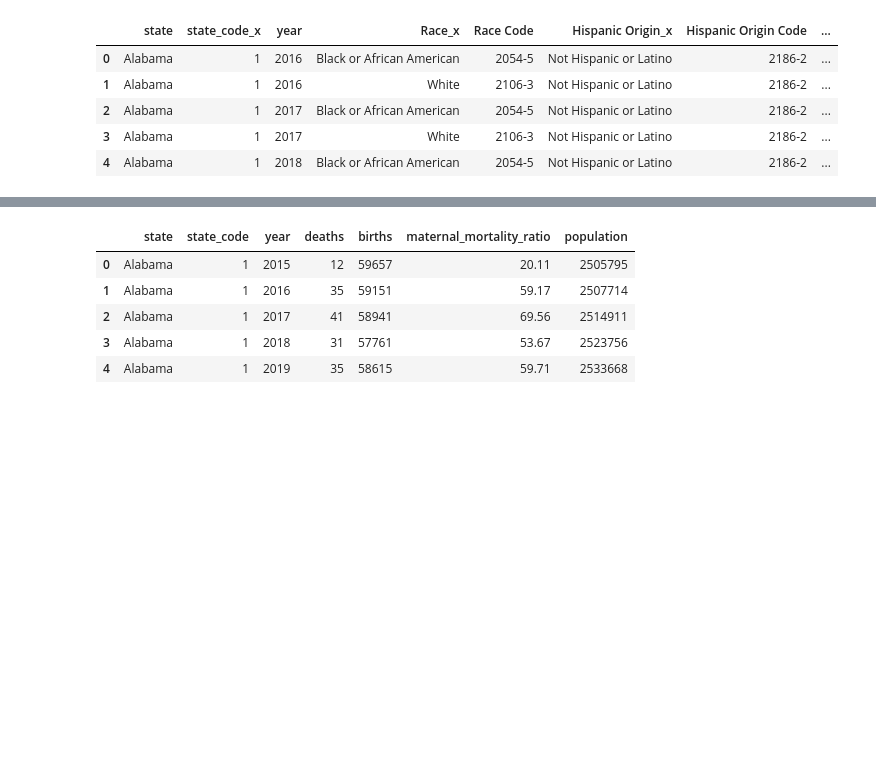
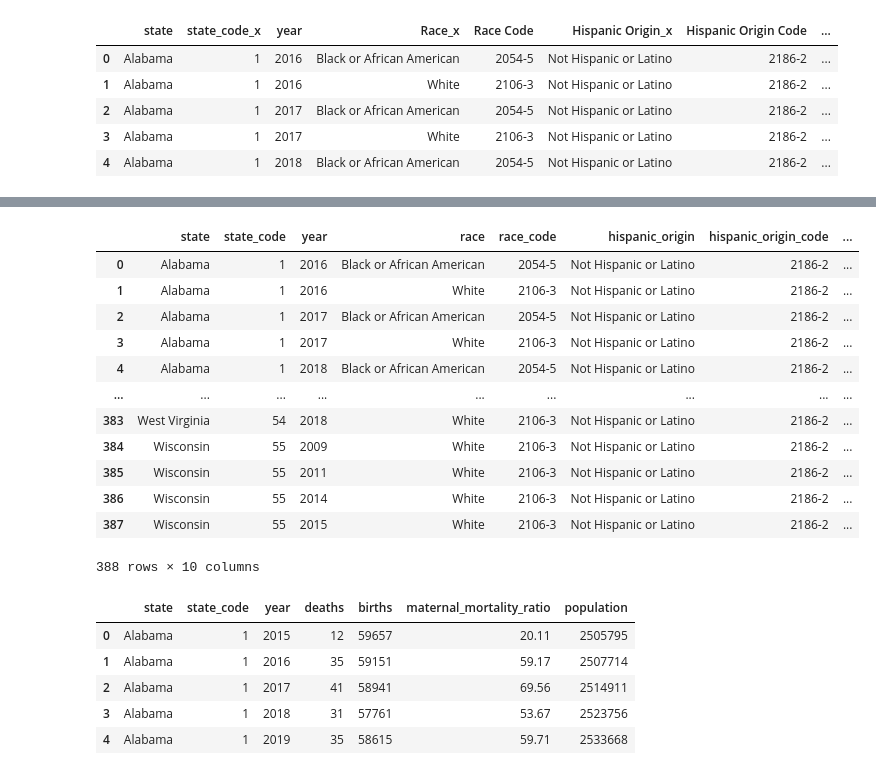
Before and after one commit to LeeProut/US-Maternal-Mortality, a Jupyter notebook: Edit_CDC_MMR_Race_P3.ipynb, the cells around one changed output, grey strips where cells are left out. Saved outputs shown, nothing was run; the diff lists cells and outputs as text; code cells hidden in the pictures; blank space fills up the shorter version.

Commit message:
calc mmr by race

```diff
--- a/Edit_CDC_MMR_Race_P3.ipynb
+++ b/Edit_CDC_MMR_Race_P3.ipynb
@@ -112,3 +95,35 @@ race_birth_death_df
+# %%
+race_birth_death_df = deaths_race_df.merge(births_by_race, how="left", on=["state", "year", "Race", "Hispanic Origin"])
+race_birth_death_df.head()
+
+# clean up by selecting only the columns we need
+race_birth_death_df_clean = race_birth_death_df[["state", "state_code_x", "year", "Race",\
+                                                "Race Code_x", "Hispanic Origin",\
+                                                "Hispanic Origin Code_x", "deaths_by_race",\
+                                                "population_by_race", "births_by_race"]]
+race_birth_death_df_clean.head()
+
+# clean by renaming columns
+race_b_d_df = race_birth_death_df_clean.rename(columns={"Race": "race",
+                                    "Race Code_x": "race_code",
+                                    "Hispanic Origin": "hispanic_origin",
+                                    "Hispanic Origin Code_x":"hispanic_origin_code",
+                                    "state_code_x": "state_code"})
+race_b_d_df
+# %% [output]
+|  | state | state_code | year | race | race_code | hispanic_origin | hispanic_origin_code | ... |
+| 0 | Alabama | 1 | 2016 | Black or African American | 2054-5 | Not Hispanic or Latino | 2186-2 | ... |
+| 1 | Alabama | 1 | 2016 | White | 2106-3 | Not Hispanic or Latino | 2186-2 | ... |
+| 2 | Alabama | 1 | 2017 | Black or African American | 2054-5 | Not Hispanic or Latino | 2186-2 | ... |
+| 3 | Alabama | 1 | 2017 | White | 2106-3 | Not Hispanic or Latino | 2186-2 | ... |
+| 4 | Alabama | 1 | 2018 | Black or African American | 2054-5 | Not Hispanic or Latino | 2186-2 | ... |
+| ... | ... | ... | ... | ... | ... | ... | ... | ... |
+| 383 | West Virginia | 54 | 2018 | White | 2106-3 | Not Hispanic or Latino | 2186-2 | ... |
+| 384 | Wisconsin | 55 | 2009 | White | 2106-3 | Not Hispanic or Latino | 2186-2 | ... |
+| 385 | Wisconsin | 55 | 2011 | White | 2106-3 | Not Hispanic or Latino | 2186-2 | ... |
+| 386 | Wisconsin | 55 | 2014 | White | 2106-3 | Not Hispanic or Latino | 2186-2 | ... |
+| 387 | Wisconsin | 55 | 2015 | White | 2106-3 | Not Hispanic or Latino | 2186-2 | ... |
+388 rows × 10 columns
 # %%
 MMR_totals.head()
 # %% [output]
```
Also changed, not shown: parts of 9 cells of this notebook.
